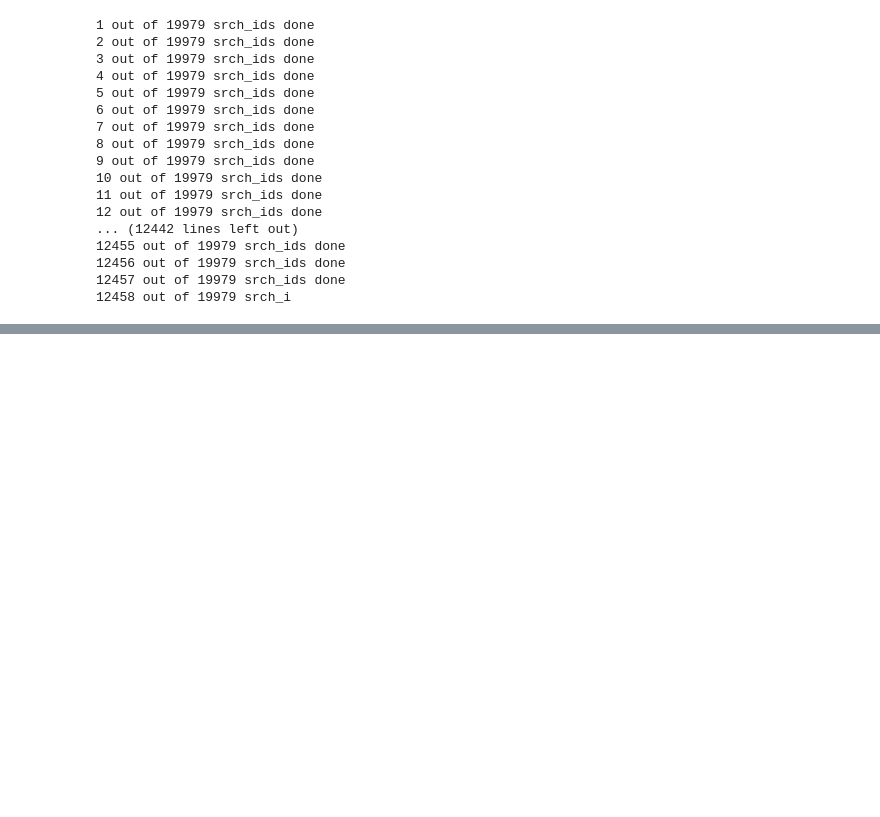
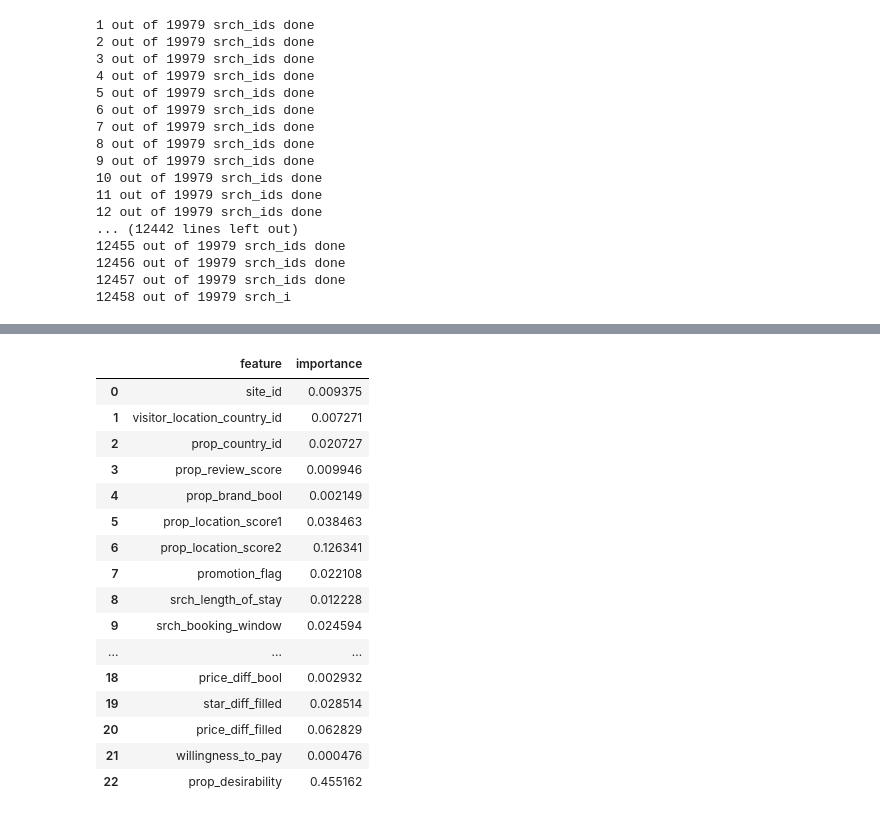
Before and after one commit to FionaLippert/DataMining, a Jupyter notebook: assignment2/simple_benchmark.ipynb, the cells around one changed output, grey strips where cells are left out. Drawn from its saved outputs; the diff is of its cells as text; code cells hidden in the pictures; blank space fills up the shorter version.

```diff
--- a/assignment2/simple_benchmark.ipynb
+++ b/assignment2/simple_benchmark.ipynb
@@ -129,0 +291,2 @@ overall_nDCG(gb_prediction, test_sample)
+# %%
+gb_scores, gb_feature_importances = fit_predict_evaluate(train_sample, GradientBoostingClassifier(), features, 'booking_bool')
@@ -129,0 +351,22 @@ overall_nDCG(gb_prediction, test_sample)
+# %%
+gb_mean_fi = np.mean(gb_feature_importances, axis=0)
+# %%
+pd.DataFrame({'feature':features, 'importance':gb_mean_fi})
+# %% [output]
+|  | feature | importance |
+| 0 | site_id | 0.009375 |
+| 1 | visitor_location_country_id | 0.007271 |
+| 2 | prop_country_id | 0.020727 |
+| 3 | prop_review_score | 0.009946 |
+| 4 | prop_brand_bool | 0.002149 |
+| 5 | prop_location_score1 | 0.038463 |
+| 6 | prop_location_score2 | 0.126341 |
+| 7 | promotion_flag | 0.022108 |
+| 8 | srch_length_of_stay | 0.012228 |
+| 9 | srch_booking_window | 0.024594 |
+| ... | ... | ... |
+| 18 | price_diff_bool | 0.002932 |
+| 19 | star_diff_filled | 0.028514 |
+| 20 | price_diff_filled | 0.062829 |
+| 21 | willingness_to_pay | 0.000476 |
+| 22 | prop_desirability | 0.455162 |
```
Also changed, not shown: parts of 26 cells of this notebook.
